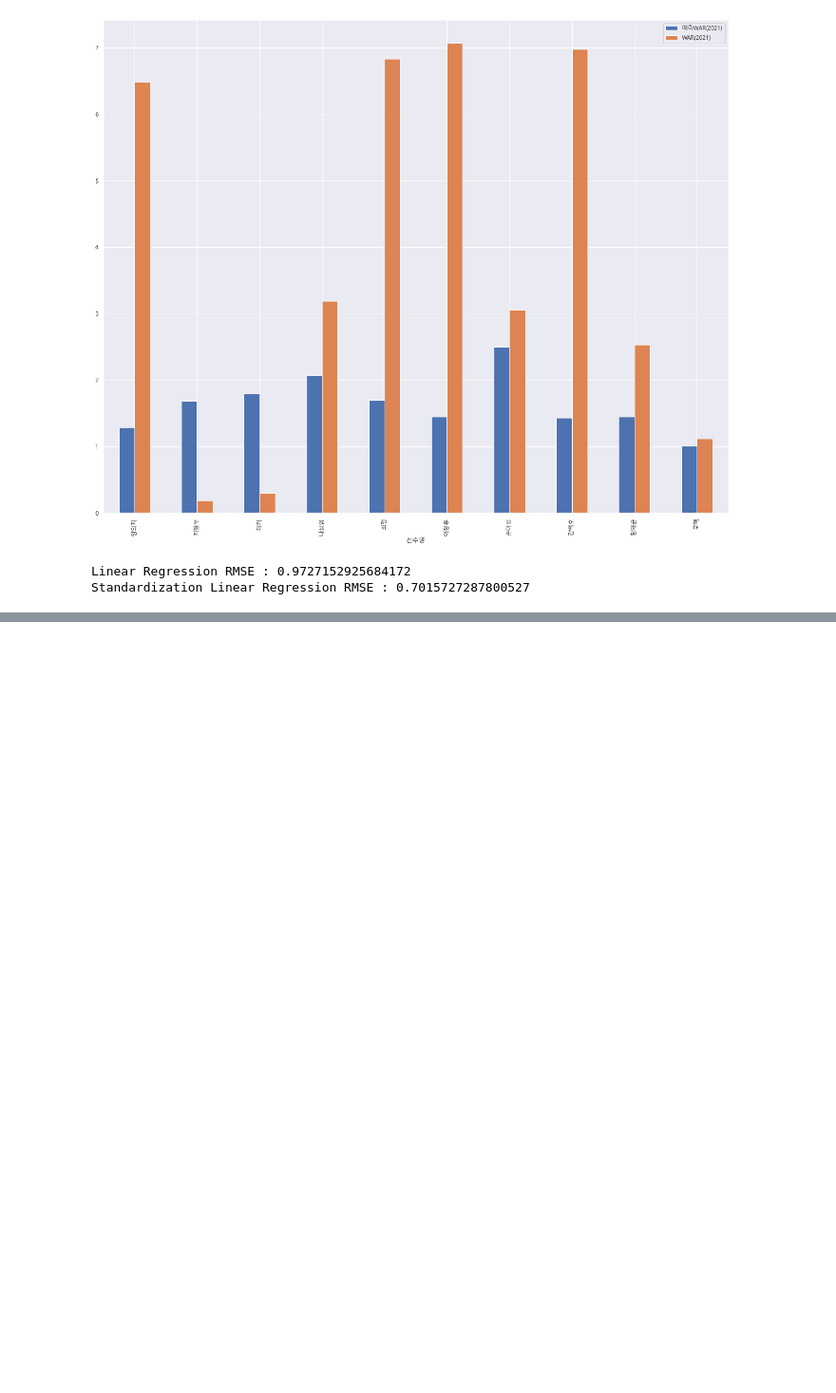
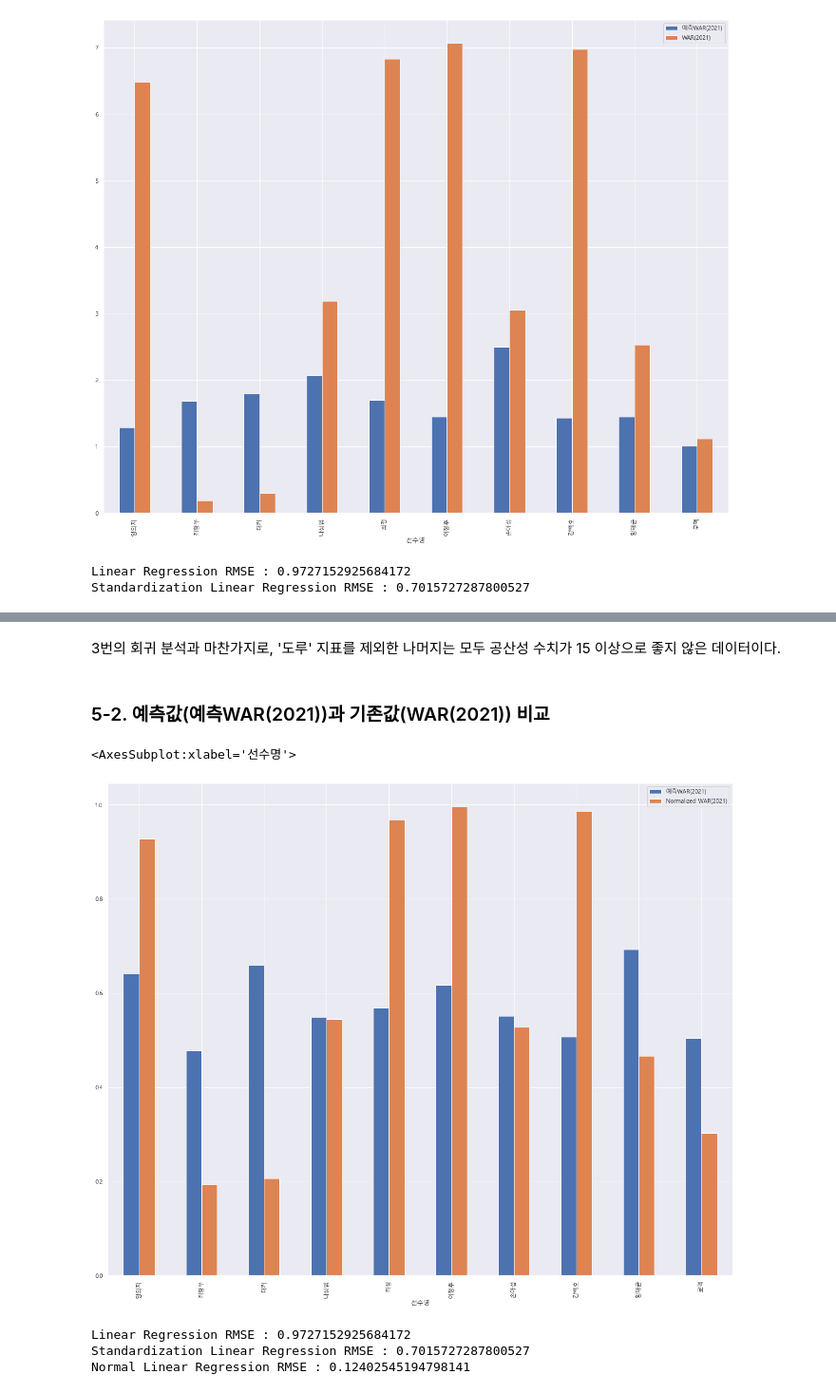
Before and after one commit to Moojun/study_ML, a Jupyter notebook: project/src/baseball_WAR_prediction.ipynb, the cells around one changed output, grey strips where cells are left out. Shown: that part at 95% size. Saved outputs shown, nothing was run; the diff lists cells and outputs as text; code cells hidden in the pictures; blank space fills up the shorter version.

```diff
--- a/project/src/baseball_WAR_prediction.ipynb
+++ b/project/src/baseball_WAR_prediction.ipynb
@@ -796,6 +630,0 @@ vif
-# %%
-# 2021년 WAR를 예측하여 dataframe의 컬럼으로 생성
-predict3_WAR2021 = normal_lr.predict(X3)
-baseball_df['예측WAR(2021)'] = pd.Series(predict3_WAR2021)
-
-baseball_df.shape
@@ -878,0 +791,5 @@ Normal Linear Regression RMSE : 0.12402545194798141
+# %% [markdown]
+3번의 회귀 분석과 마찬가지로, '도루' 지표를 제외한 나머지는 모두 공산성 수치가
+15 이상으로 좋지 않은 데이터이다.
+# %% [markdown]
+### 5-2. 예측값(예측WAR(2021))과 기존값(WAR(2021)) 비교
@@ -878,0 +799,26 @@ Normal Linear Regression RMSE : 0.12402545194798141
+# %%
+# 컬럼명 재변경
+baseball_df = baseball_df.rename(columns = {'y' : 'WAR(2021)'})
+
+
+d1 = baseball_df.copy()
+
+import numpy as np
+ran = np.arange(0, 246, 1) # 인덱스를 0부터 245로 바꿔버리자
+
+d1 = d1.drop(['경기', '타석', '타수', '안타', '홈런', '득점', '타점', '볼넷', '삼진',
+        '도루', '타율', '출루율', '장타율', 'OPS', 'Woba', 'Hero',
+             'KIA', 'KT', 'LG', 'NC', 'SK', '두산', '롯데', '삼성', '한화'], axis = 1)
+d1['Normalized WAR(2021)'] = pd.Series(y3)
+d1 = d1.reset_index().set_index(ran)
+d1['예측WAR(2021)'] = pd.Series(predict3_WAR2021)
+# %%
+# 상위 10명의 데이터만 추려서 그래프로 관찰.
+nom_result_df = d1.copy()
+
+nom_result_df = nom_result_df.head(10)
+nom_result_df.plot(x='선수명', y=['예측WAR(2021)','Normalized WAR(2021)'],
+               kind="bar")
+# %% [output]
+<AxesSubplot:xlabel='선수명'>
+[figure, added]
@@ -878,0 +827,8 @@ Normal Linear Regression RMSE : 0.12402545194798141
+# %%
+print(f'Linear Regression RMSE : {LR_rmse}')
+print(f'Standardization Linear Regression RMSE : {standard_LR_rmse}')
+print(f'Normal Linear Regression RMSE : {normal_LR_rmse}')
+# %% [output]
+Linear Regression RMSE : 0.9727152925684172
+Standardization Linear Regression RMSE : 0.7015727287800527
+Normal Linear Regression RMSE : 0.12402545194798141
```
Also changed, not shown: parts of 25 cells of this notebook.
